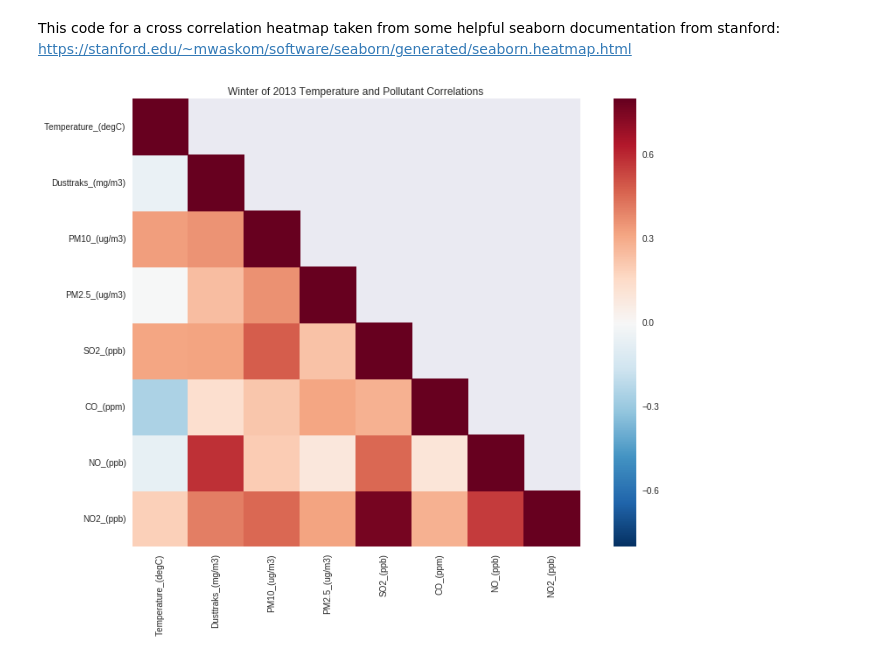
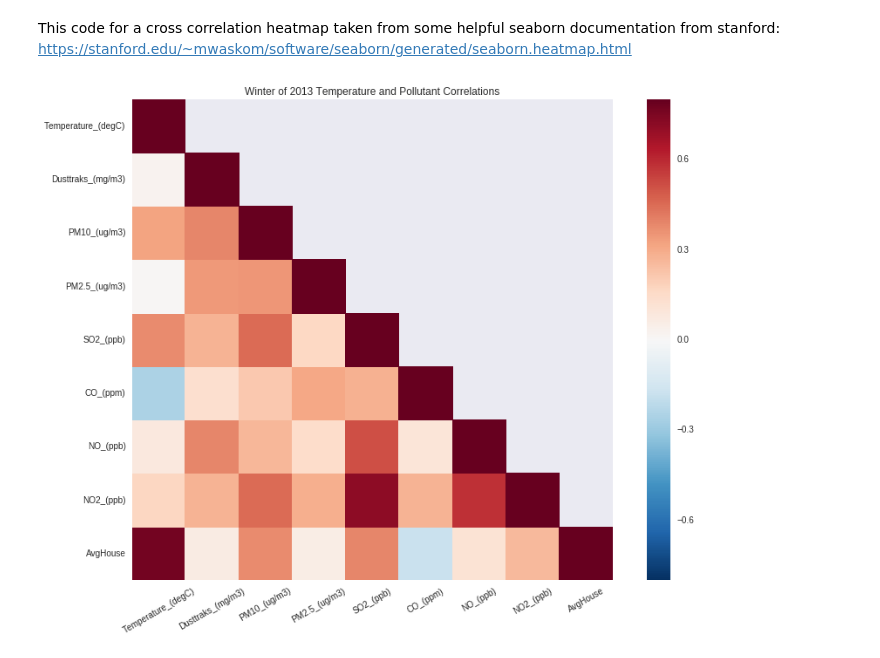
Before and after one commit to BrennaManning/DataScience2016FP, a Jupyter notebook: Stats_comparisons.ipynb, the cells around one changed output. Drawn from its saved outputs; the diff is of its cells as text; code cells hidden in the pictures.

```diff
--- a/Stats_comparisons.ipynb
+++ b/Stats_comparisons.ipynb
@@ -61,12 +58,22 @@ def compute_avg_temp(df):
     return df
 
 #each minute's avg indoor temp
-def compute_avg_val(df):
-    df['AvgHouse'] = (df['H01-K-E'].mean()+ df['H02-K-N'].mean() + df['H03-K-S'].mean()+ df['H04-K-S'].mean()
-                      + df['H05-K-N'].mean()+df['H06-K-N'].mean() + df['H10-K-N'].mean()
-                      +df['H11-K-X'].mean()+ df['H12-K-N'].mean() + df['H15-K-S'].mean() +df['H17-K-N'].mean()
-                      + df['H18-K-S'].mean() + df['H20-K-S'].mean()
+def compute_avg_house13(df):
+    """tailored to compute the average indoor house temperature of 2013"""
+    df['AvgHouse'] = (df['H01-K-E']+ df['H02-K-N']+ df['H03-K-S']+ df['H04-K-S']
+                      + df['H05-K-N']+df['H06-K-N'] + df['H10-K-N']
+                      +df['H11-K-X']+ df['H12-K-N'] + df['H15-K-S'] +df['H17-K-N']
+                      + df['H18-K-S'] + df['H20-K-S']
                       )/13
+    return df
+
+def compute_avg_house14(df):
+    """tailored to compute the avg indoor house temp for 2014"""
+    df['AvgHouse'] = (df['H01-K-E']+ df['H02-K-N']+ df['H03-K-S']+ df['H04-K-S']
+                      + df['H05-K-N']+df['H06-K-N'] + df['H10-K-N']
+                      +df['H11-K-N'] + df['H15-K-N']+df['H16-K-N'] +df['H17-K-S']
+                      + df['H18-K-N']+df['H19-K-W'] + df['H22-K-S']
+                      )/14
     return df
 
 def preprocess(df):
@@ -78,7 +85,6 @@ def preprocess(df):
     res['Day'] = datetimes.apply(lambda dt: dt.day)
     res['Month'] = datetimes.apply(lambda dt: dt.month)
     res['Year'] = datetimes.apply(lambda dt: dt.year)
-    res = compute_avg_val(res)
     return res
 # %%
 df2013 = preprocess(df2013)
@@ -194,19 +164,24 @@ SO2_(ppb)                NaN
+# %%
+def correlationHeatmap(corrmat, year = ''):
+    """Constructs a heatmap correlation matrix
+    corrmat: dataframe of correlation constants
+    year: year to which data applies"""
+#set up mask to cover upper triangle of the matrix
+    mask = np.zeros_like(speardf, dtype=np.bool)
+    mask[np.triu_indices_from(mask, k=1)] = True
+
+# Set up the matplotlib figure
+    f, ax = plt.subplots(figsize=(12, 9))
+
+# Draw the heatmap using seaborn
+    sns.heatmap(corrmat,mask=mask, vmax=.8, square=True)
+
+    plt.title('Winter of '+ year+ ' Temperature and Pollutant Correlations')
+    plt.xticks(rotation=30)
+    f.tight_layout()
 # %% [markdown]
 This code for a cross correlation heatmap taken from some helpful seaborn documentation from stanford: https://stanford.edu/~mwaskom/software/seaborn/generated/seaborn.heatmap.html
-# %%
-
-corrmat = speardf
-
-mask = np.zeros_like(speardf, dtype=np.bool)
-mask[np.triu_indices_from(mask, k=1)] = True
-
-# Set up the matplotlib figure
-f, ax = plt.subplots(figsize=(12, 9))
-
-# Draw the heatmap using seaborn
-sns.heatmap(corrmat,mask=mask, vmax=.8, square=True)
-
-plt.title('Winter of 2013 Temperature and Pollutant Correlations')
-f.tight_layout()
-# %% [output]
-[figure, removed]
+# %%
+correlationHeatmap(speardf, '2013')
+# %% [output]
+[figure, added]
```
Also changed, not shown: parts of 11 cells of this notebook.
